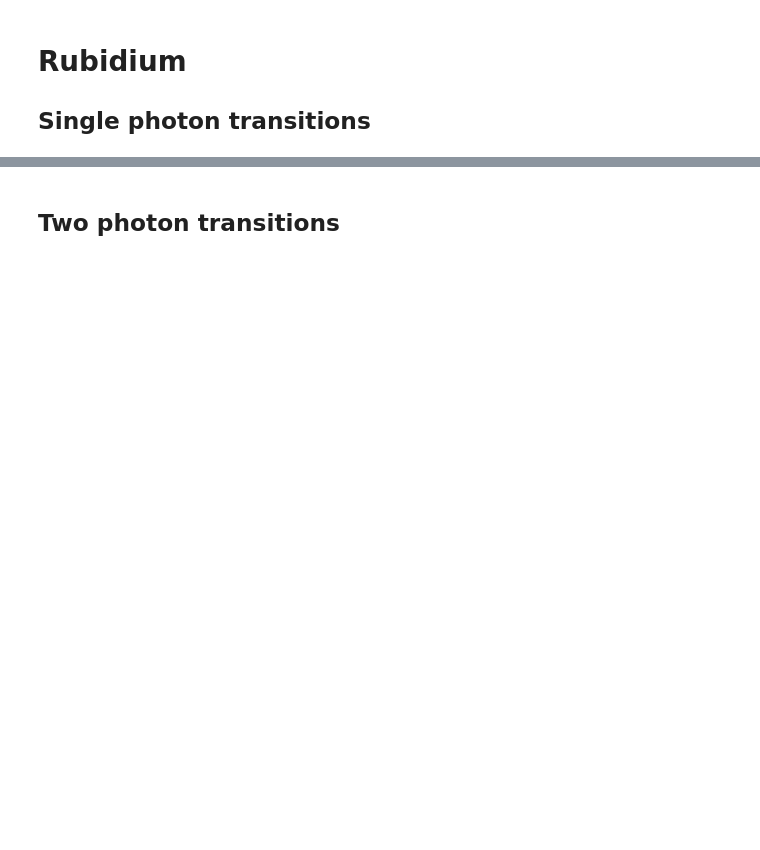
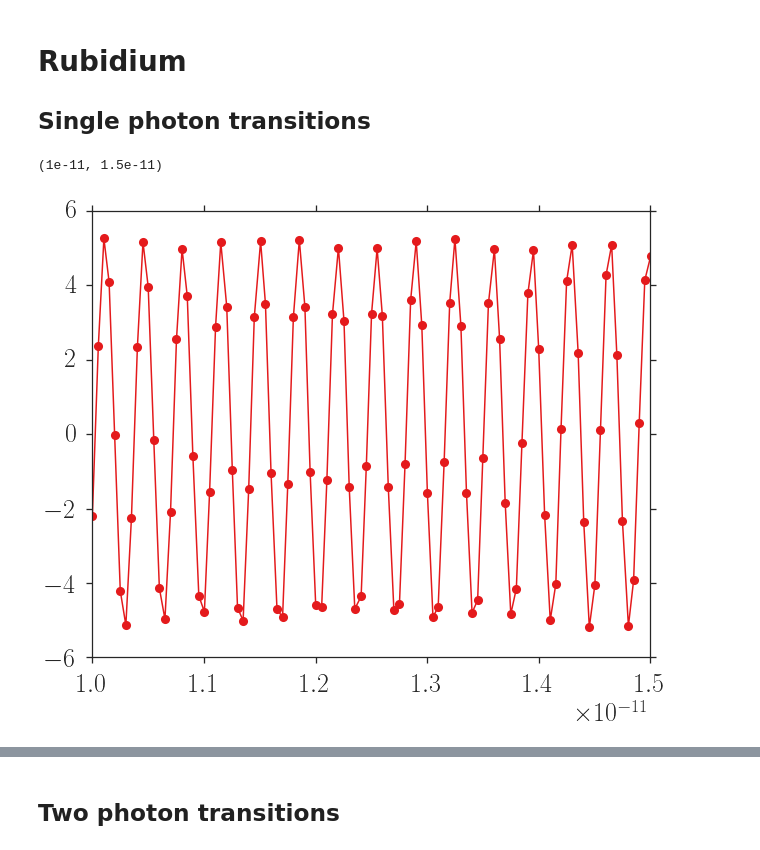
Before and after one commit to Schlabonski/FemtosecondSpectroscopy, a Jupyter notebook: Analysis/PythonHasToDo.ipynb, the cells around one changed output, grey strips where cells are left out. Saved outputs shown, nothing was run; the diff lists cells and outputs as text; code cells hidden in the pictures; blank space fills up the shorter version.

```diff
--- a/Analysis/PythonHasToDo.ipynb
+++ b/Analysis/PythonHasToDo.ipynb
@@ -26,7 +39,15 @@ monochromator_frequency = cst.c /(774.45e-9)
 # %%
 full_signal = analog1 + 1j*analog3
 
-#plt.plot(time, analog1)
+
+fig = plt.figure(figsize=(10,8))
+axe = fig.add_subplot(111)
+
+axe.plot(t_delay, (analog1), '-o')
+axe.set_xlim(xmin = 1e-11, xmax = 1.5e-11)
 #plt.plot(time,analog3)
+# %% [output]
+(1e-11, 1.5e-11)
+[figure, added]
 # %%
 full_signal = analog1 + 1j*analog3
```
Also changed, not shown: parts of 9 cells of this notebook, 1 other file.
